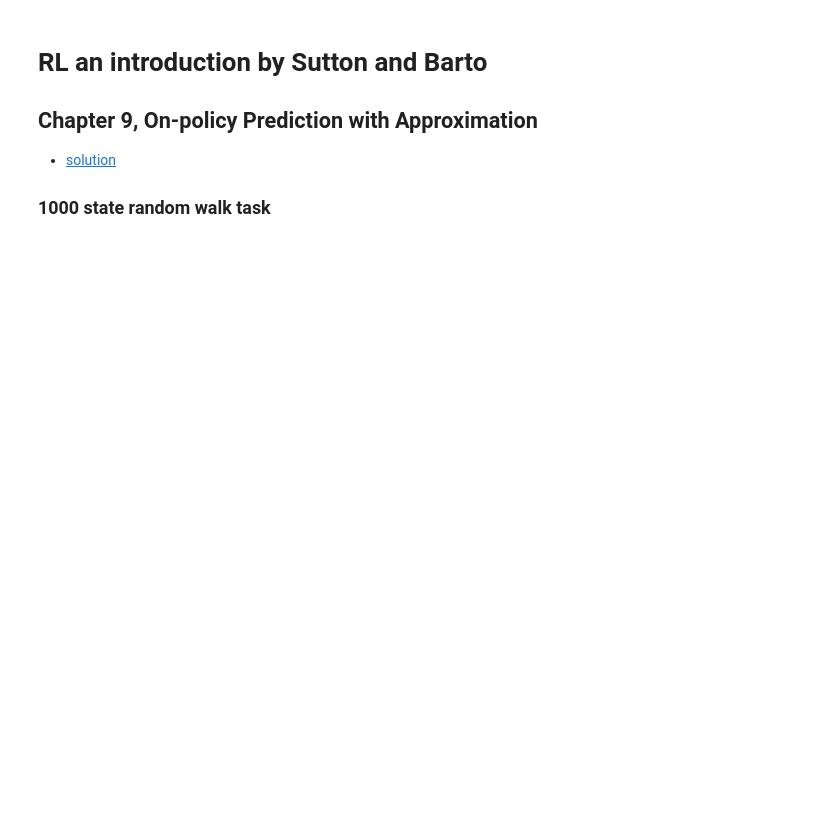
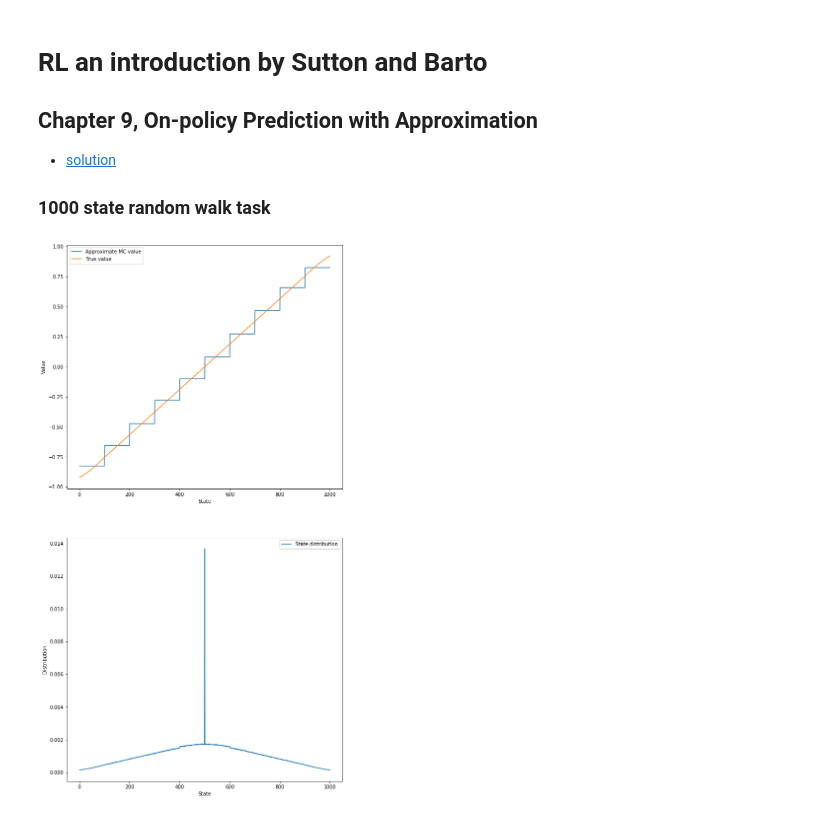
Before and after one commit to HyunsuLee/RL_test, a Jupyter notebook: RL_SBbook_Chapter9_Approximation.ipynb, the cells around one changed output. Drawn from its saved outputs; the diff is of its cells as text; code cells hidden in the pictures; blank space fills up the shorter version.

```diff
--- a/RL_SBbook_Chapter9_Approximation.ipynb
+++ b/RL_SBbook_Chapter9_Approximation.ipynb
@@ -40,0 +80,6 @@ STEP_RANGE = 100
+# %%
+# get an action, following random policy
+def get_action():
+    if np.random.binomial(1, 0.5) == 1:
+        return 1
+    return -1
@@ -40,0 +266,34 @@ STEP_RANGE = 100
+# %%
+true_value = compute_true_value()
+# %%
+def figure_9_1(true_value):
+    episodes = int(1e5)
+    alpha = 2e-5
+
+    # we have 10 aggregations in this example, each has 100 states
+    value_function = ValueFunction(10)
+    distribution = np.zeros(N_STATES + 2)
+    for ep in tqdm(range(episodes)):
+        gradient_monte_carlo(value_function, alpha, distribution)
+
+    distribution /= np.sum(distribution)
+    state_values = [value_function.value(i) for i in STATES]
+
+    plt.figure(figsize=(10, 20))
+
+    plt.subplot(2, 1, 1)
+    plt.plot(STATES, state_values, label='Approximate MC value')
+    plt.plot(STATES, true_value[1: -1], label='True value')
+    plt.xlabel('State')
+    plt.ylabel('Value')
+    plt.legend()
+
+    plt.subplot(2, 1, 2)
+    plt.plot(STATES, distribution[1: -1], label='State distribution')
+    plt.xlabel('State')
+    plt.ylabel('Distribution')
+    plt.legend()
+
+figure_9_1(true_value)
+# %% [output]
+[figure, added]
```
Also changed, not shown: parts of 19 cells of this notebook, 1 other file.
